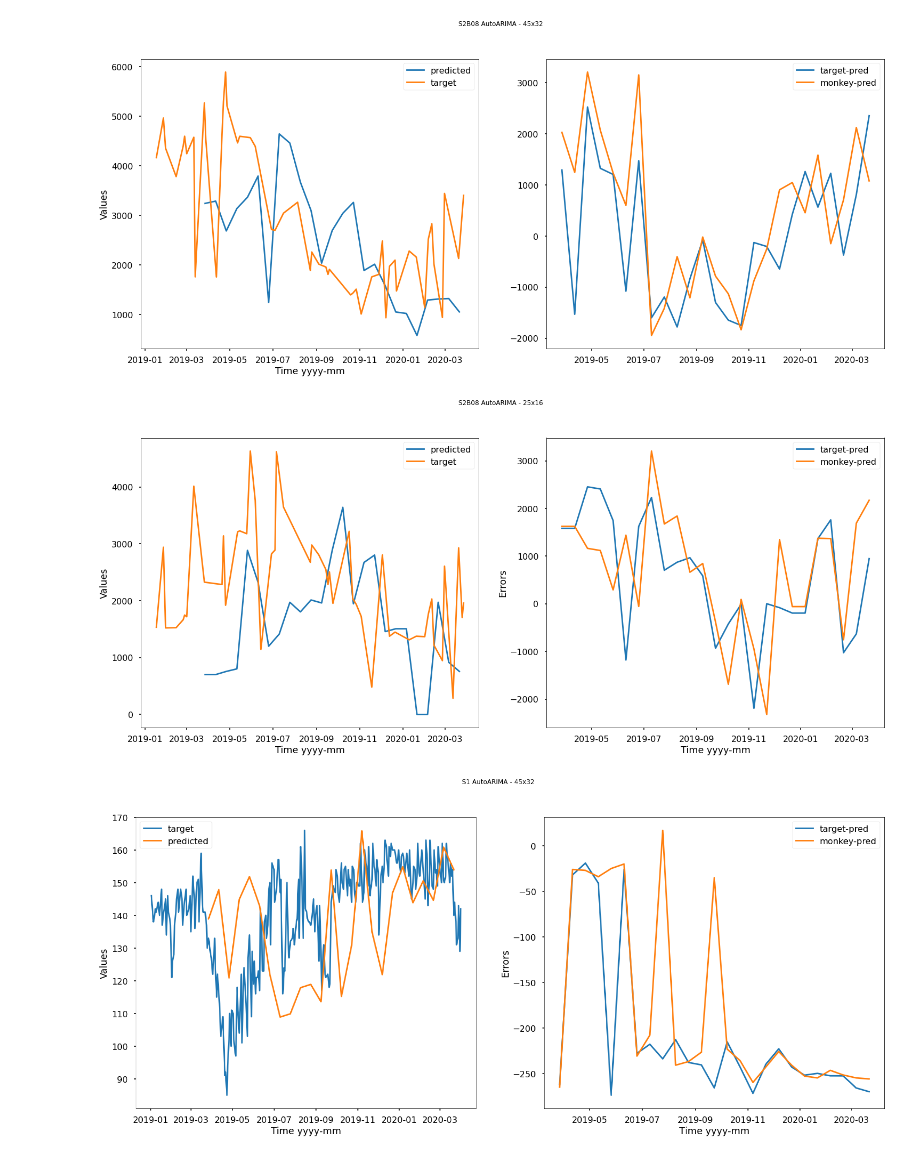
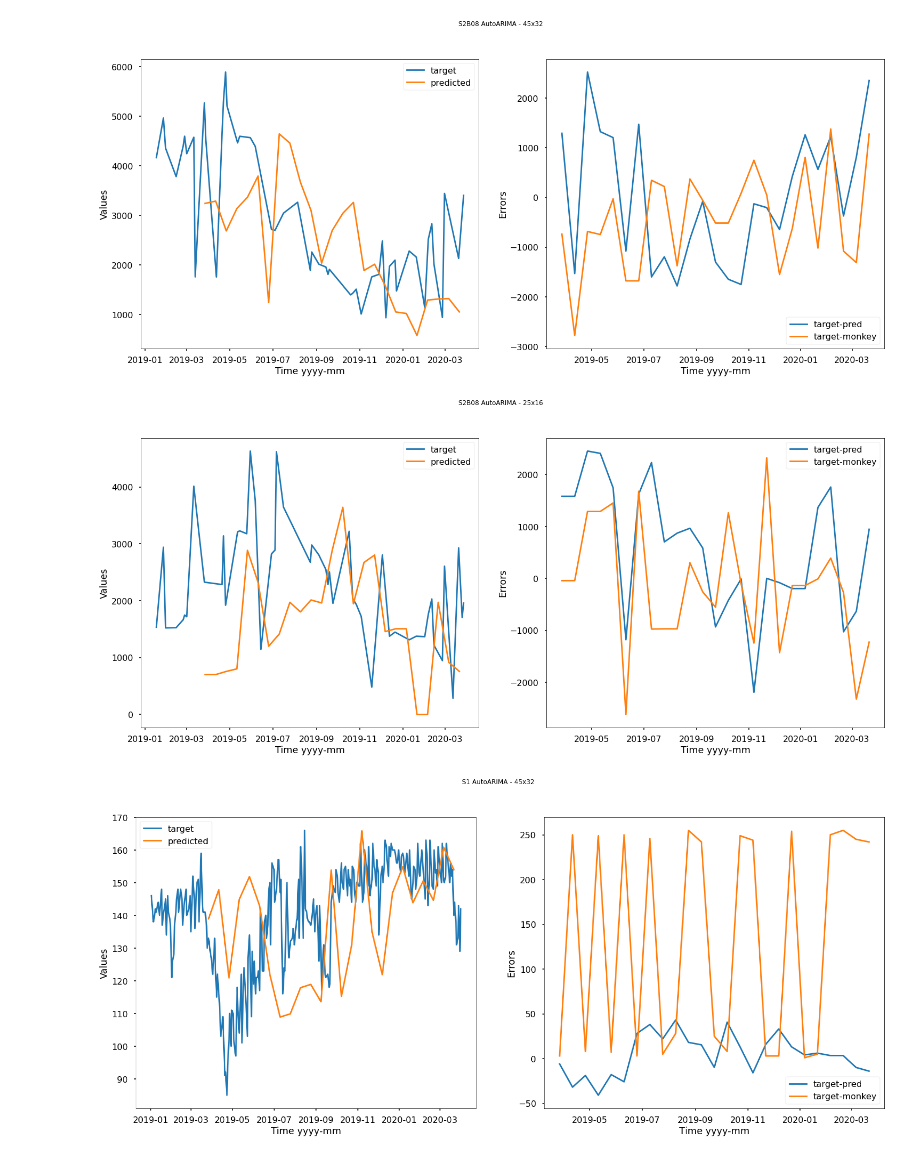
Before and after one commit to NirliptaPande/Vienna, a Jupyter notebook: autoarima/output_arima.ipynb, the cells around one changed output. Saved outputs shown, nothing was run; the diff lists cells and outputs as text; code cells hidden in the pictures.

```diff
--- a/autoarima/output_arima.ipynb
+++ b/autoarima/output_arima.ipynb
@@ -24,31 +24,33 @@ df2516 = df2516[df2516['y']!=0.0]
 # %%
 df = df4532[df4532['ds']<pd.to_datetime('2020-04-01')]
 fig, (ax0,ax1) = plt.subplots(1,2, figsize=(25,10))
+ax0.plot(df['ds'],df['y'], label = 'target')
 ax0.plot(arr[0], arr[1], label ='predicted')
-ax0.plot(df['ds'],df['y'], label = 'target')
 ax0.set_xlabel('Time yyyy-mm')
 ax0.set_ylabel('Values')
 ax0.legend()
 target = []
 for date in arr[0]:
     temp = df[df['ds']>=date]
     target.append(temp.iloc[0])
 target = pd.DataFrame(target)
 err = np.array(target['y'])-np.array(arr[1])
 ax1.plot(arr[0], err, label ='target-pred')
 monkey = []
 for date in arr[0]:
     temp = df[df['ds']<date]
     monkey.append(temp.iloc[-1])
 monkey = pd.DataFrame(monkey)
-err = np.array(monkey['y'])-np.array(arr[1])
-ax1.plot(arr[0], err, label ='monkey-pred')
+err = np.array(target['y'])-np.array(monkey['y'])
+ax1.plot(arr[0], err, label ='target-monkey')
 fig.suptitle('S2B08 AutoARIMA - 45x32')
+ax1.set_xlabel('Time yyyy-mm')
+ax1.set_ylabel('Errors')
 ax1.legend()
 plt.show()
 plt.close()
 # %% [output]
-[figure, old version]
+[figure, new version]
 # %%
 arr = np.load('./b082516.npy', allow_pickle=True)
 arr = pd.DataFrame(arr)
@@ -56,8 +58,8 @@ arr = pd.DataFrame(arr)
 df = df2516[df2516['ds']<pd.to_datetime('2020-04-01')]
 fig, (ax0,ax1) = plt.subplots(1,2, figsize=(25,10))
 fig.suptitle('S2B08 AutoARIMA - 25x16')
+ax0.plot(df['ds'],df['y'], label = 'target')
 ax0.plot(arr[0], arr[1], label ='predicted')
-ax0.plot(df['ds'],df['y'], label = 'target')
 ax0.set_xlabel('Time yyyy-mm')
 ax0.set_ylabel('Values')
 ax0.legend()
@@ -73,15 +75,15 @@ for date in arr[0]:
     temp = df[df['ds']<date]
     monkey.append(temp.iloc[-1])
 monkey = pd.DataFrame(monkey)
-err = np.array(monkey['y'])-np.array(arr[1])
-ax1.plot(arr[0], err, label ='monkey-pred')
+err = np.array(target['y'])-np.array(monkey['y'])
+ax1.plot(arr[0], err, label ='target-monkey')
 ax1.set_xlabel('Time yyyy-mm')
 ax1.set_ylabel('Errors')
 ax1.legend()
 plt.show()
 plt.close()
 # %% [output]
-[figure, old version]
+[figure, new version]
 # %%
 #Sentinel 1 without seperation
 # %%
@@ -114,6 +116,7 @@ for date in arr[0]:
     temp = df[df['ds']>=date]
     target.append(temp.iloc[0])
 target = pd.DataFrame(target)
+target['y'] =  target['y'].astype('uint8')
 err = np.array(target['y'])-np.array(arr[1])
 ax1.plot(arr[0], err, label ='target-pred')
 monkey = []
@@ -121,8 +124,9 @@ for date in arr[0]:
     temp = df[df['ds']<date]
     monkey.append(temp.iloc[-1])
 monkey = pd.DataFrame(monkey)
-err = np.array(monkey['y'])-np.array(arr[1])
-ax1.plot(arr[0], err, label ='monkey-pred')
+monkey['y'] =  monkey['y'].astype('uint8')
+err = np.array(target['y'])-np.array(monkey['y'])
+ax1.plot(arr[0], err, label ='target-monkey')
 fig.suptitle('S1 AutoARIMA - 45x32')
 ax1.set_xlabel('Time yyyy-mm')
 ax1.set_ylabel('Errors')
@@ -130,7 +134,7 @@ ax1.legend()
 plt.show()
 plt.close()
 # %% [output]
-[figure, old version]
+[figure, new version]
 # %%
 arr = np.load('./s1_2516.npy', allow_pickle=True)
 arr = pd.DataFrame(arr)
```
Also changed, not shown: parts of 5 cells of this notebook, 1 other file.
